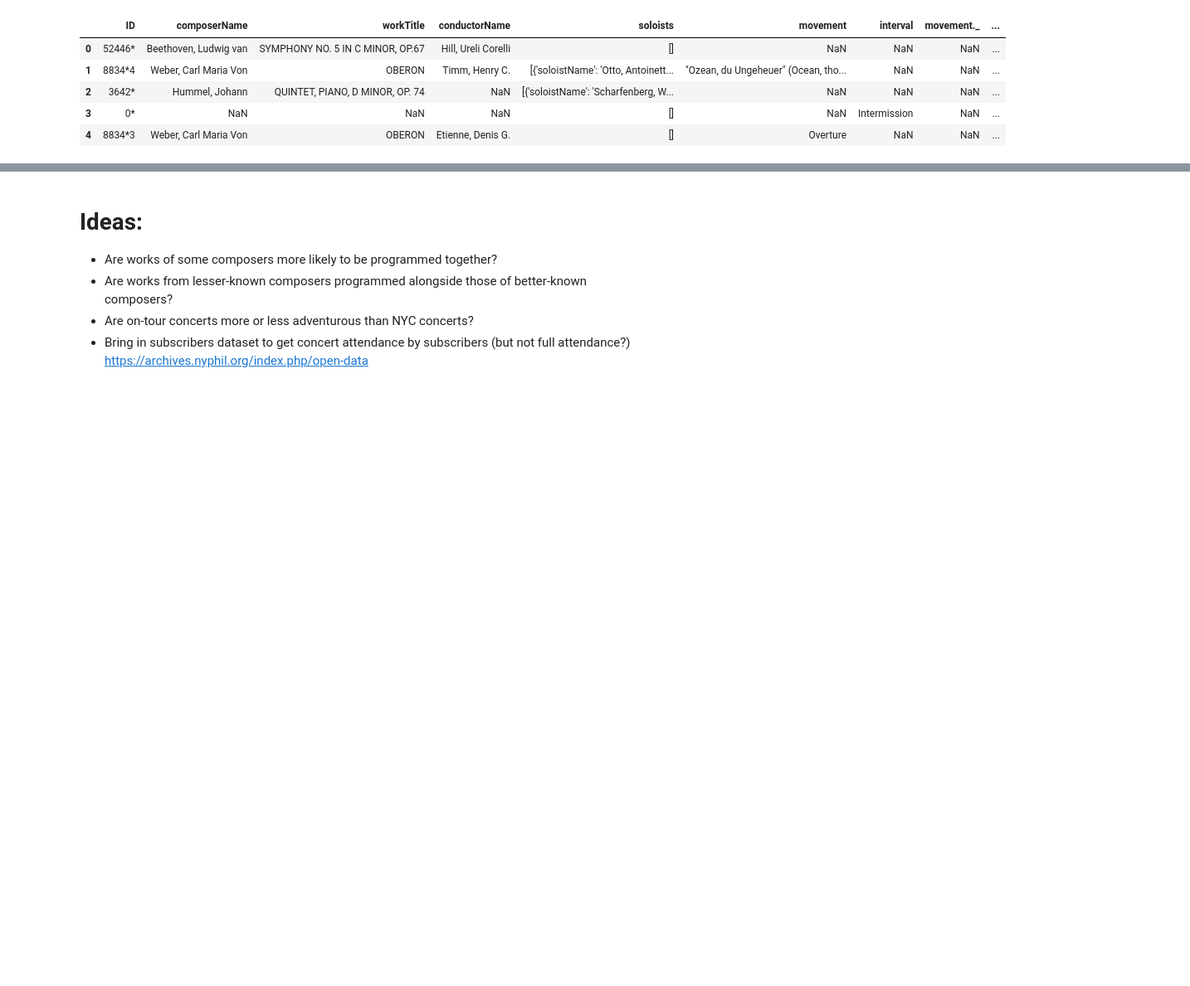
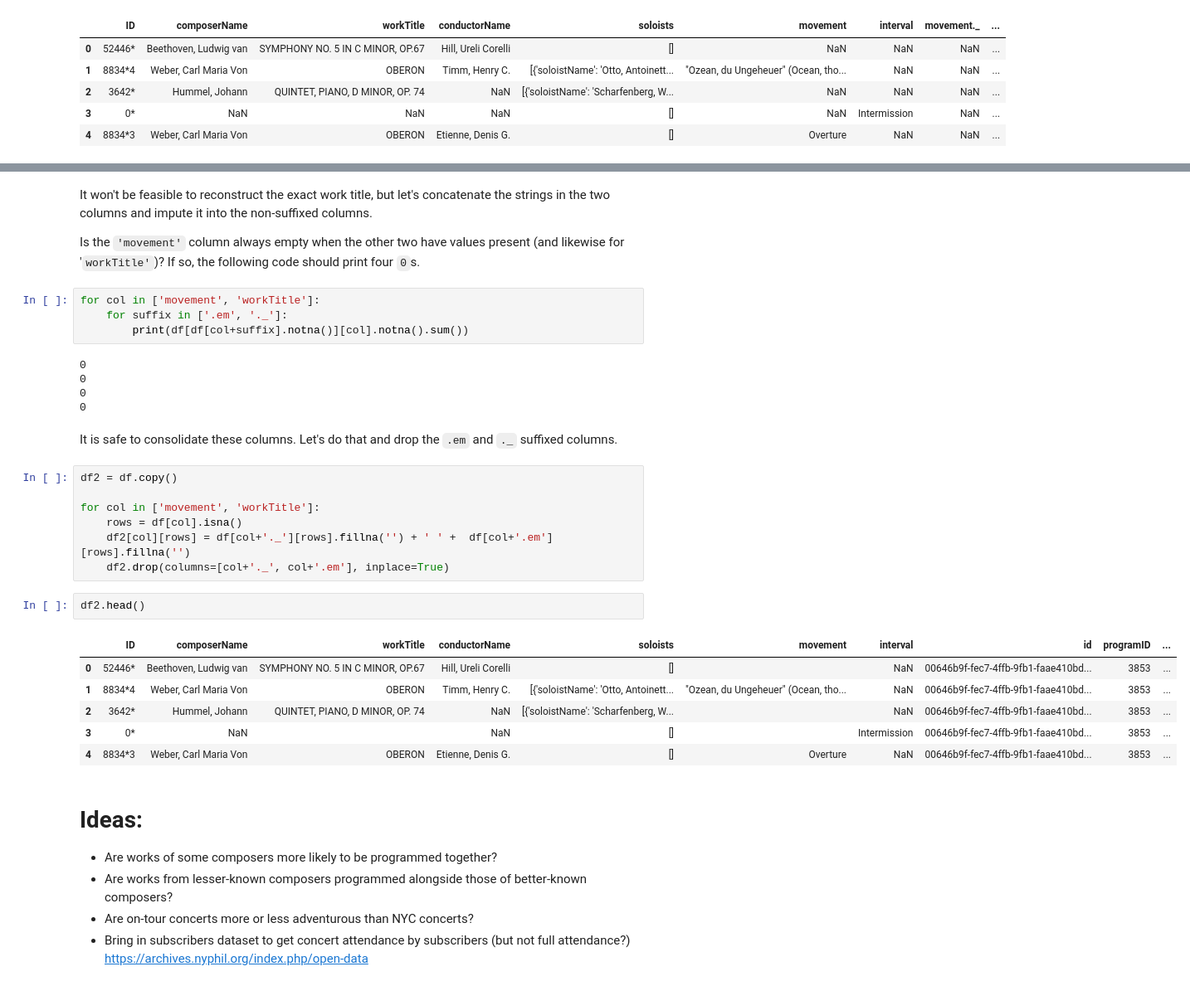
Before and after one commit to physinet/NY-Phil-EDA, a Jupyter notebook: EDA.ipynb, the cells around one changed output, grey strips where cells are left out. Shown at 83% size. Drawn from its saved outputs; the diff is of its cells as text; blank space fills up the shorter version.

```diff
--- a/EDA.ipynb
+++ b/EDA.ipynb
@@ -57,3 +93,34 @@ df.head()
+# %% [markdown]
+It won't be feasible to reconstruct the exact work title, but let's concatenate the strings in the two columns and impute it into the non-suffixed columns.
+
+Is the `'movement'` column always empty when the other two have values present (and likewise for '`workTitle'`)? If so, the following code should print four `0`s.
+# %%
+for col in ['movement', 'workTitle']:
+    for suffix in ['.em', '._']:
+        print(df[df[col+suffix].notna()][col].notna().sum())
+# %% [output]
+0
+0
+0
+0
+# %% [markdown]
+It is safe to consolidate these columns. Let's do that and drop the `.em` and `._` suffixed columns.
+# %%
+df2 = df.copy()
+
+for col in ['movement', 'workTitle']:
+    rows = df[col].isna()
+    df2[col][rows] = df[col+'._'][rows].fillna('') + ' ' +  df[col+'.em'][rows].fillna('')
+    df2.drop(columns=[col+'._', col+'.em'], inplace=True)
+# %%
+df2.head()
+# %% [output]
+|  | ID | composerName | workTitle | conductorName | soloists | movement | interval | id | programID | ... |
+| 0 | 52446* | Beethoven, Ludwig van | SYMPHONY NO. 5 IN C MINOR, OP.67 | Hill, Ureli Corelli | [] |  | NaN | 00646b9f-fec7-4ffb-9fb1-faae410bd... | 3853 | ... |
+| 1 | 8834*4 | Weber, Carl Maria Von | OBERON | Timm, Henry C. | [{'soloistName': 'Otto, Antoinett... | "Ozean, du Ungeheuer" (Ocean, tho... | NaN | 00646b9f-fec7-4ffb-9fb1-faae410bd... | 3853 | ... |
+| 2 | 3642* | Hummel, Johann | QUINTET, PIANO, D MINOR, OP. 74 | NaN | [{'soloistName': 'Scharfenberg, W... |  | NaN | 00646b9f-fec7-4ffb-9fb1-faae410bd... | 3853 | ... |
+| 3 | 0* | NaN |  | NaN | [] |  | Intermission | 00646b9f-fec7-4ffb-9fb1-faae410bd... | 3853 | ... |
+| 4 | 8834*3 | Weber, Carl Maria Von | OBERON | Etienne, Denis G. | [] | Overture | NaN | 00646b9f-fec7-4ffb-9fb1-faae410bd... | 3853 | ... |
 # %% [markdown]
 # Ideas:
 - Are works of some composers more likely to be programmed together?
```
Also changed, not shown: parts of 6 cells of this notebook.
